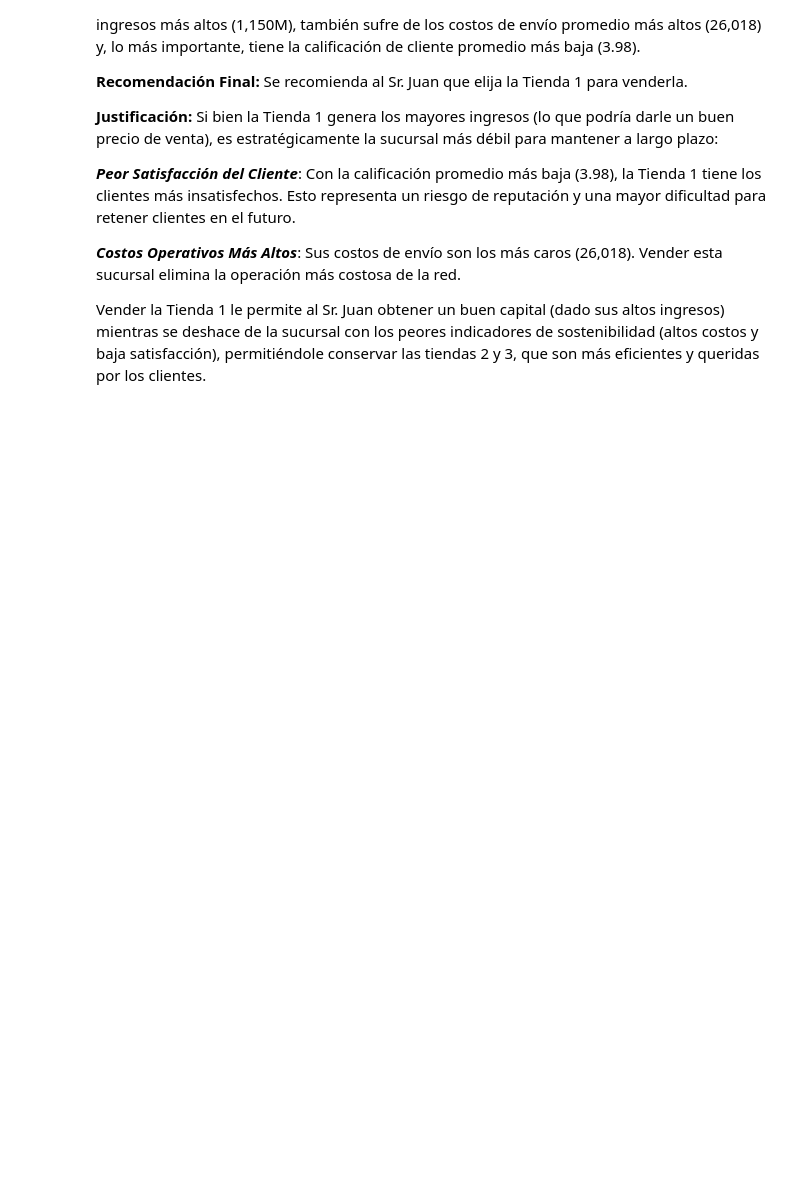
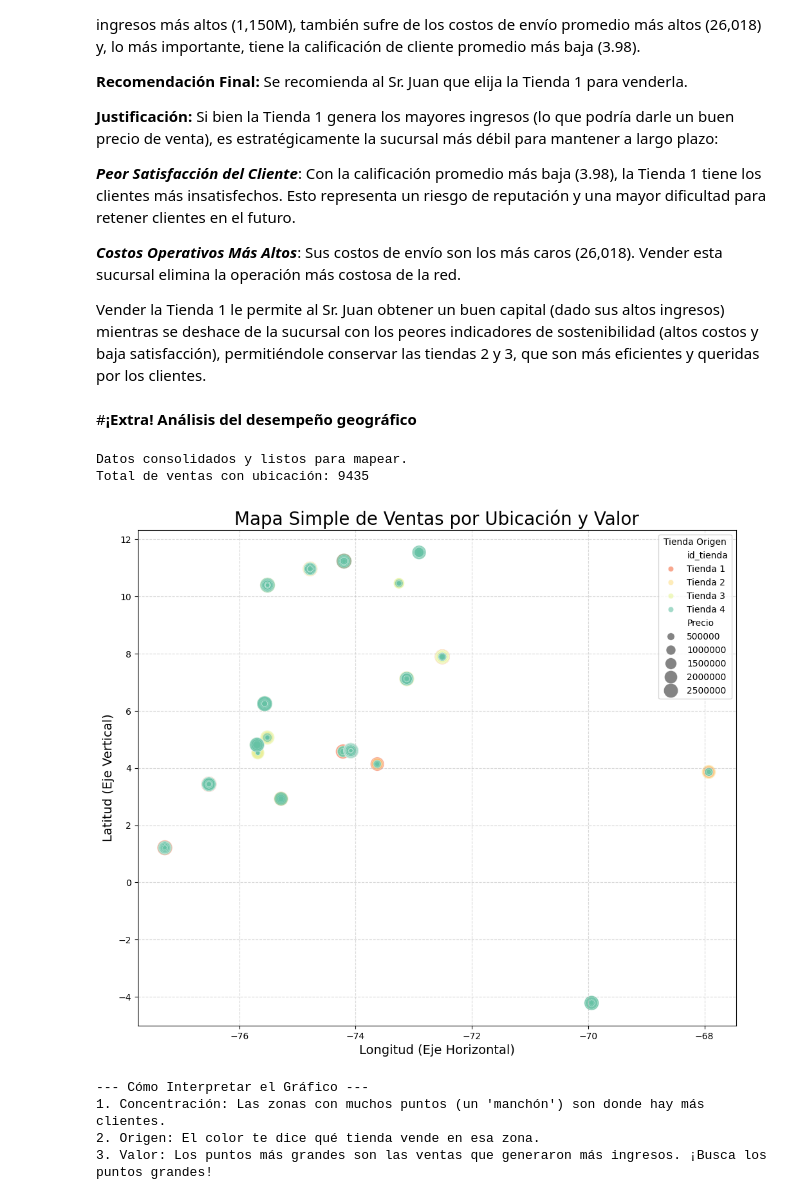
Before and after one commit to Gaby46Pe/challenge1-data-science-latam-gap, a Jupyter notebook: AluraStoreLatam.ipynb, the cells around one changed output. Saved outputs shown, nothing was run; the diff lists cells and outputs as text; code cells hidden in the pictures; blank space fills up the shorter version.

```diff
--- a/AluraStoreLatam.ipynb
+++ b/AluraStoreLatam.ipynb
@@ -1131,3 +1131,5 @@ Si bien la Tienda 1 genera los mayores ingresos (lo que podría darle un buen pr
 ***Costos Operativos Más Altos***: Sus costos de envío son los más caros (26,018). Vender esta sucursal elimina la operación más costosa de la red.
 
 Vender la Tienda 1 le permite al Sr. Juan obtener un buen capital (dado sus altos ingresos) mientras se deshace de la sucursal con los peores indicadores de sostenibilidad (altos costos y baja satisfacción), permitiéndole conservar las tiendas 2 y 3, que son más eficientes y queridas por los clientes.
+# %% [markdown]
+#**¡Extra! Análisis del desempeño geográfico**
@@ -1133,0 +1152,54 @@ Vender la Tienda 1 le permite al Sr. Juan obtener un buen capital (dado sus alto
+# %%
+df_consolidado = pd.concat([tienda_1, tienda_2, tienda_3, tienda_4], ignore_index=True)
+# %%
+# Limpieza y preparación de coordenadas
+# Convertir 'lat' y 'lon' a números (esto es vital para que funcione el gráfico)
+df_consolidado['lat'] = pd.to_numeric(df_consolidado['lat'], errors='coerce')
+df_consolidado['lon'] = pd.to_numeric(df_consolidado['lon'], errors='coerce')
+
+
+# Eliminar cualquier fila que no tenga coordenadas válidas (NaN)
+df_consolidado.dropna(subset=['lat', 'lon'], inplace=True)
+
+print("Datos consolidados y listos para mapear.")
+print(f"Total de ventas con ubicación: {len(df_consolidado)}")
+# %% [output]
+Datos consolidados y listos para mapear.
+Total de ventas con ubicación: 9435
+# %%
+# Gráfico de dispersión (scatter plot) donde cada punto es una venta.
+
+plt.figure(figsize=(12, 10))
+
+# Creamos el gráfico usando Seaborn:
+sns.scatterplot(
+    data=df_consolidado,
+    x='lon',  # Eje horizontal: Longitud
+    y='lat',  # Eje vertical: Latitud
+    hue='id_tienda',  # El color de cada punto indica la tienda de origen
+    size='Precio',   # El tamaño del punto indica el valor de la venta
+    sizes=(20, 300),  # Rango de tamaño de los puntos
+    alpha=0.6,        # Transparencia
+    palette='Spectral' # Esquema de colores
+)
+
+# Añadir títulos y etiquetas
+plt.title('Mapa Simple de Ventas por Ubicación y Valor', fontsize=20)
+plt.xlabel('Longitud (Eje Horizontal)', fontsize=14)
+plt.ylabel('Latitud (Eje Vertical)', fontsize=14)
+plt.legend(title='Tienda Origen', loc='upper right')
+plt.grid(True, linestyle='--', alpha=0.5)
+plt.show() # Added plt.show() to display the plot
+
+plt.show()
+
+print("\n--- Cómo Interpretar el Gráfico ---")
+print("1. Concentración: Las zonas con muchos puntos (un 'manchón') son donde hay más clientes.")
+print("2. Origen: El color te dice qué tienda vende en esa zona.")
+print("3. Valor: Los puntos más grandes son las ventas que generaron más ingresos. ¡Busca los puntos grandes!")
+# %% [output]
+[figure, added]
+--- Cómo Interpretar el Gráfico ---
+1. Concentración: Las zonas con muchos puntos (un 'manchón') son donde hay más clientes.
+2. Origen: El color te dice qué tienda vende en esa zona.
+3. Valor: Los puntos más grandes son las ventas que generaron más ingresos. ¡Busca los puntos grandes!
```
Also changed, not shown: parts of 2 cells of this notebook.
